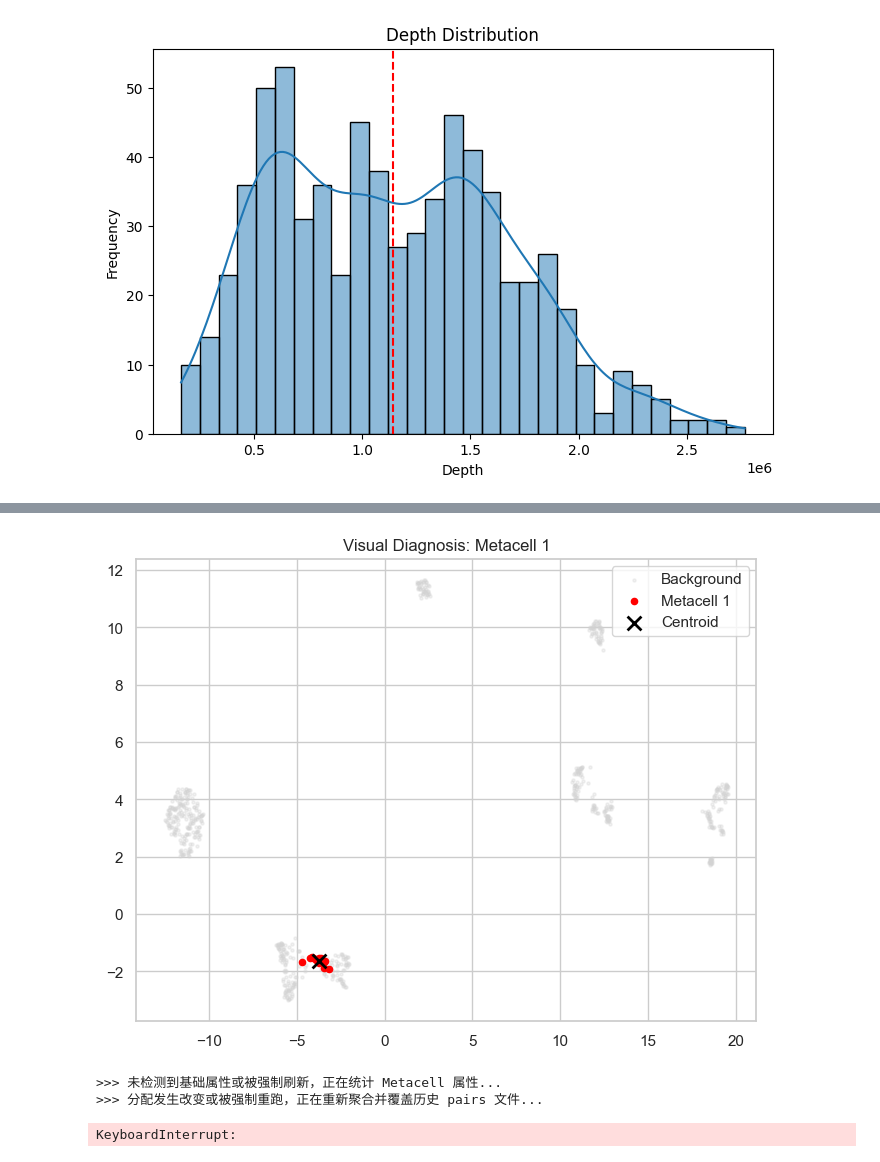
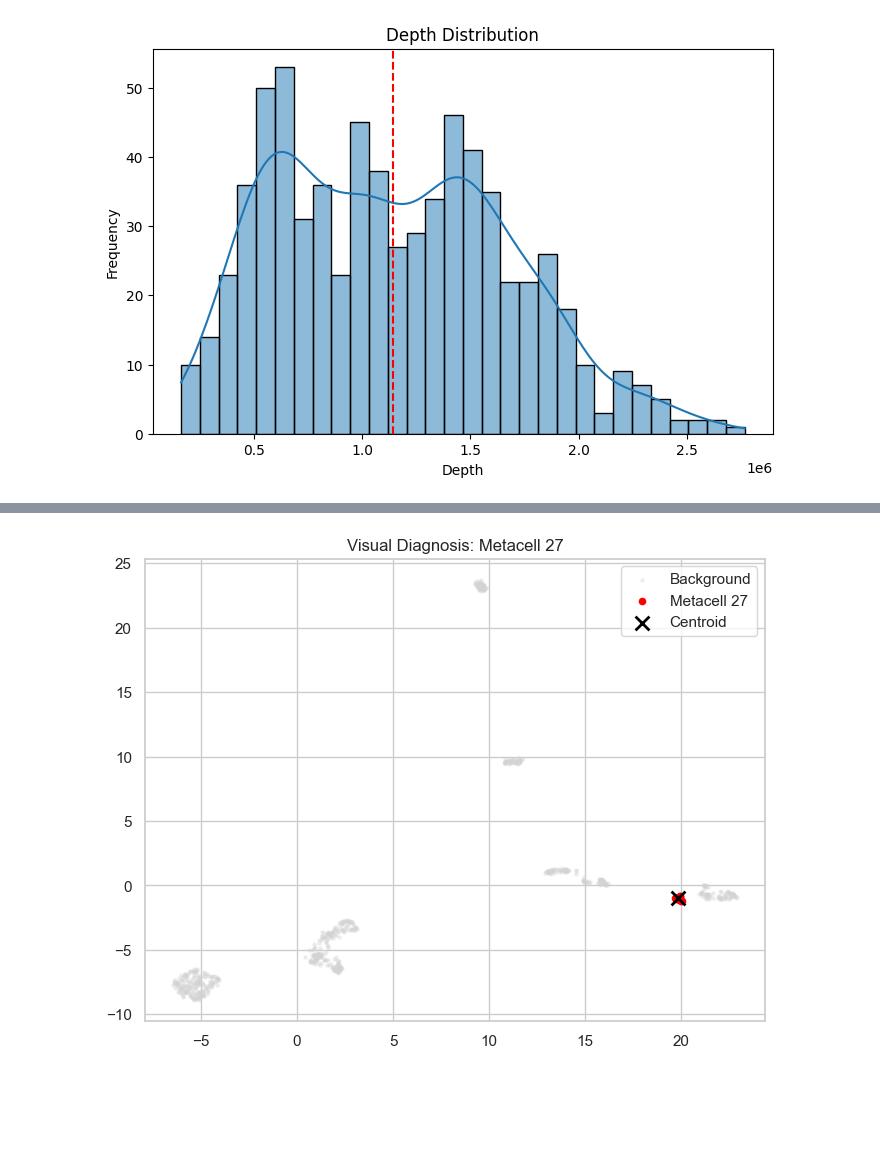
Before and after one commit to CCCKW/hstack, a Jupyter notebook: test.ipynb, the cells around one changed output, grey strips where cells are left out. Cells and saved outputs as stored; diff of their text form; code cells hidden in the pictures; blank space fills up the shorter version.

```diff
--- a/test.ipynb
+++ b/test.ipynb
@@ -14,7 +14,7 @@ import stark as sk
 # 0. 初始化核心数据对象 HData
 # ==========================================
 print(">>> 初始化 HData 对象...")
-resolutions = [  100000,500000, 1000000,]
+resolutions = [ 50000,500000, 1000000,]
 hdata = sk.HData(
     data_dir="/Users/ckw/warehouse/metacell/data/test_700_snm3c",
     output_dir="/Users/ckw/warehouse/metacell/stark/test_output",
@@ -290,13 +267,9 @@ hdata.obs
 # %%
-sk.pl.plot_specific_metacell(hdata, metacell_id=1, resolution=500000)
+sk.pl.plot_specific_metacell(hdata, metacell_id=27, resolution=500000)
 # %% [output]
-[figure, old version]
+[figure, new version]
 # %%
-sk.tl.aggregate_metacell_pairs(hdata,  n_jobs=2, force_aggregate=False,
-                             convert_to_cool=True, convert_to_mcool=True,
-                             resolution=10000, mcool_resolutions=[ 50000, 100000,500000, 1000000,2000000], verbose=True)
-# ,2000000
+# sk.tl.aggregate_metacell_pairs(hdata,  n_jobs=2, force_aggregate=False,
+#                              convert_to_cool=True, convert_to_mcool=True,
+#                              resolution=10000, mcool_resolutions=[ 50000, 100000,500000, 1000000,2000000], verbose=True)
+# # ,2000000
-# %% [output]
->>> 未检测到基础属性或被强制刷新，正在统计 Metacell 属性...
->>> 分配发生改变或被强制重跑，正在重新聚合并覆盖历史 pairs 文件...
-KeyboardInterrupt:
```
Also changed, not shown: parts of 30 cells of this notebook, 7 other files.
